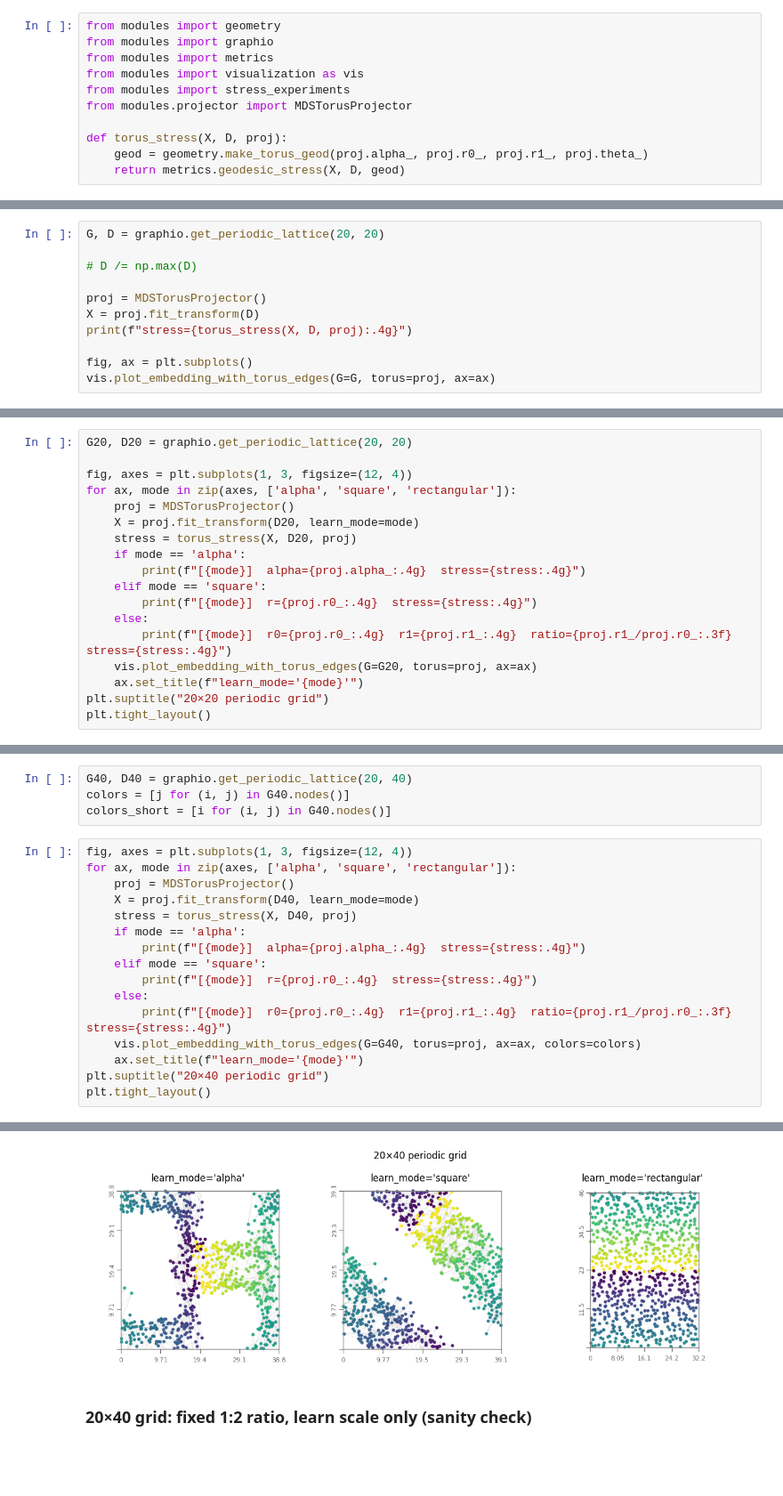
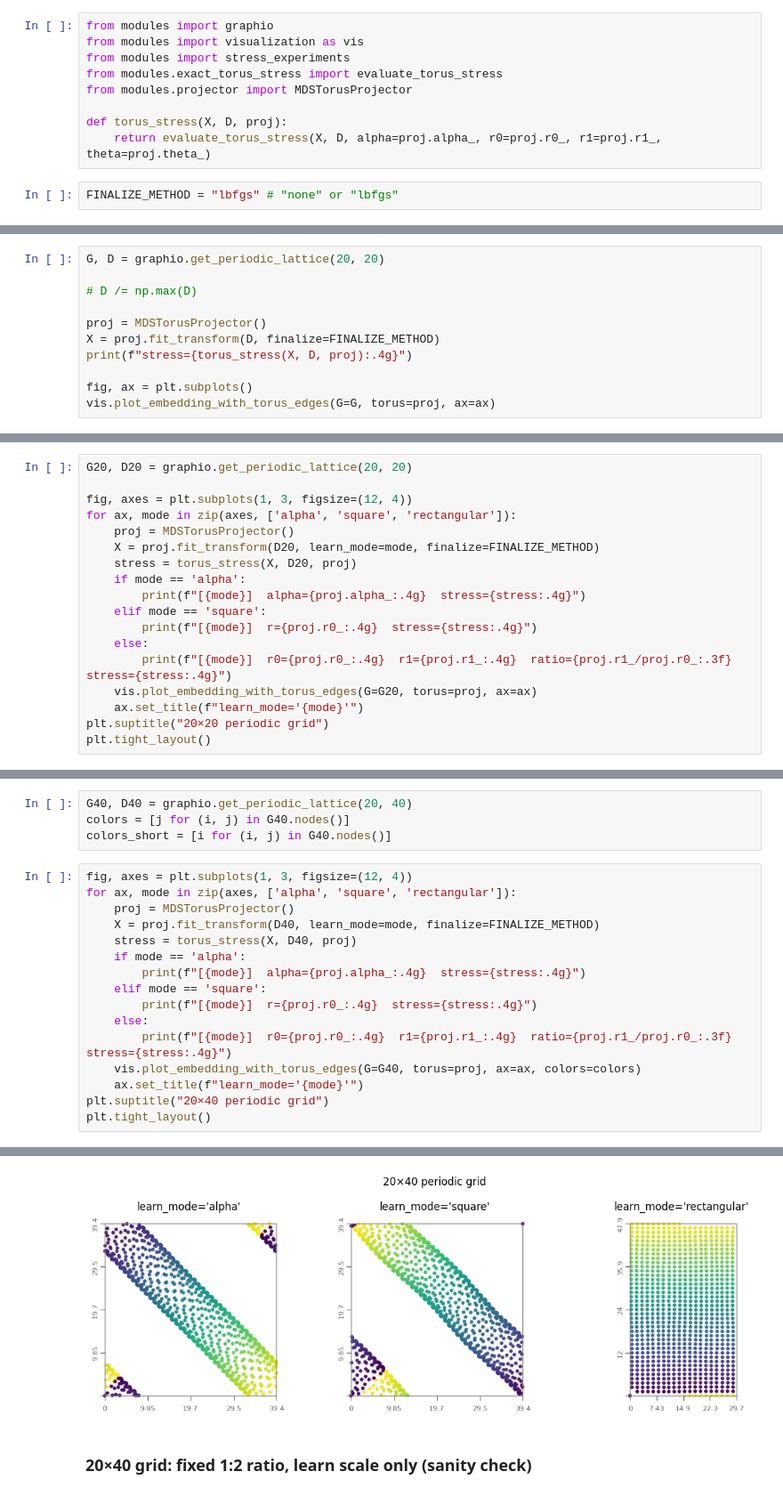
Before and after one commit to JacobLMiller/torus-mds, a Jupyter notebook: examples_rhombus.ipynb, the cells around one changed output, grey strips where cells are left out. Shown at 89% size. Drawn from its saved outputs; the diff is of its cells as text; blank space fills up the shorter version.

```diff
--- a/examples_rhombus.ipynb
+++ b/examples_rhombus.ipynb
@@ -11,16 +11,16 @@ from sklearn.decomposition import PCA
 The autoreload extension is already loaded. To reload it, use:
   %reload_ext autoreload
 # %%
-from modules import geometry
 from modules import graphio
-from modules import metrics
 from modules import visualization as vis
 from modules import stress_experiments
+from modules.exact_torus_stress import evaluate_torus_stress
 from modules.projector import MDSTorusProjector
 
 def torus_stress(X, D, proj):
-    geod = geometry.make_torus_geod(proj.alpha_, proj.r0_, proj.r1_, proj.theta_)
-    return metrics.geodesic_stress(X, D, geod)
+    return evaluate_torus_stress(X, D, alpha=proj.alpha_, r0=proj.r0_, r1=proj.r1_, theta=proj.theta_)
+# %%
+FINALIZE_METHOD = "lbfgs" # "none" or "lbfgs"
 # %% [markdown]
 ## Lattice graph
 # %%
@@ -29,7 +29,7 @@ G, D = graphio.get_periodic_lattice(20, 20)
 # D /= np.max(D)
 
 proj = MDSTorusProjector()
-X = proj.fit_transform(D)
+X = proj.fit_transform(D, finalize=FINALIZE_METHOD)
 print(f"stress={torus_stress(X, D, proj):.4g}")
 
 fig, ax = plt.subplots()
@@ -48,7 +46,7 @@ G20, D20 = graphio.get_periodic_lattice(20, 20)
 fig, axes = plt.subplots(1, 3, figsize=(12, 4))
 for ax, mode in zip(axes, ['alpha', 'square', 'rectangular']):
     proj = MDSTorusProjector()
-    X = proj.fit_transform(D20, learn_mode=mode)
+    X = proj.fit_transform(D20, learn_mode=mode, finalize=FINALIZE_METHOD)
     stress = torus_stress(X, D20, proj)
     if mode == 'alpha':
         print(f"[{mode}]  alpha={proj.alpha_:.4g}  stress={stress:.4g}")
@@ -78,7 +73,7 @@ colors_short = [i for (i, j) in G40.nodes()]
 fig, axes = plt.subplots(1, 3, figsize=(12, 4))
 for ax, mode in zip(axes, ['alpha', 'square', 'rectangular']):
     proj = MDSTorusProjector()
-    X = proj.fit_transform(D40, learn_mode=mode)
+    X = proj.fit_transform(D40, learn_mode=mode, finalize=FINALIZE_METHOD)
     stress = torus_stress(X, D40, proj)
     if mode == 'alpha':
         print(f"[{mode}]  alpha={proj.alpha_:.4g}  stress={stress:.4g}")
@@ -100,4 +92,4 @@ plt.tight_layout()
-[figure, old version]
+[figure, new version]
 # %% [markdown]
 ### 20×40 grid: fixed 1:2 ratio, learn scale only (sanity check)
 # %%
```
Also changed, not shown: parts of 37 cells of this notebook, 2 other files.
